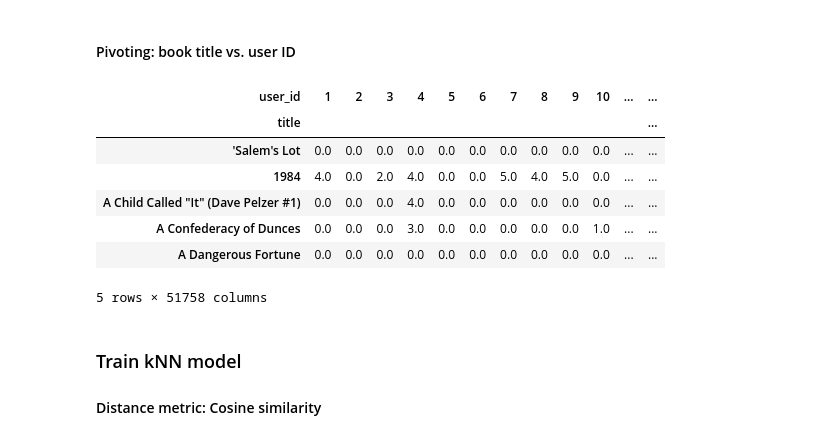
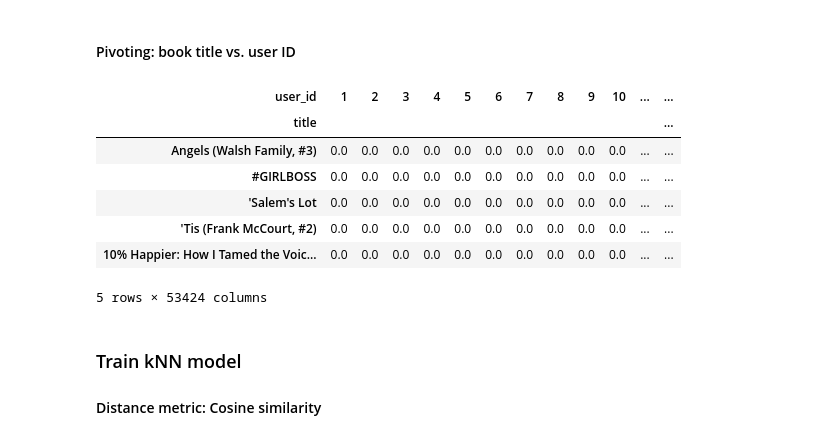
Before and after one commit to nminnie/Books-recommender, a Jupyter notebook: goodreads_recommendations.ipynb, the cells around one changed output. Saved outputs shown, nothing was run; the diff lists cells and outputs as text; code cells hidden in the pictures.

Commit message:
Train kNN model on all ratings

```diff
--- a/goodreads_recommendations.ipynb
+++ b/goodreads_recommendations.ipynb
@@ -104,19 +104,17 @@ Removed 746 rows
 # %% [markdown]
 #### Pivoting: book title vs. user ID
 # %%
-# For memory limitations, select the first 1 million ratings only
-rating_with_count = rating_with_count[:1000000]
 rating_pivot = rating_with_count.pivot(index='title', columns='user_id', values='rating').fillna(0)
 rating_pivot.head()
 # %% [output]
 | user_id | 1 | 2 | 3 | 4 | 5 | 6 | 7 | 8 | 9 | 10 | ... | ... |
 | title |  |  |  |  |  |  |  |  |  |  |  | ... |
+| Angels (Walsh Family, #3) | 0.0 | 0.0 | 0.0 | 0.0 | 0.0 | 0.0 | 0.0 | 0.0 | 0.0 | 0.0 | ... | ... |
+| #GIRLBOSS | 0.0 | 0.0 | 0.0 | 0.0 | 0.0 | 0.0 | 0.0 | 0.0 | 0.0 | 0.0 | ... | ... |
 | 'Salem's Lot | 0.0 | 0.0 | 0.0 | 0.0 | 0.0 | 0.0 | 0.0 | 0.0 | 0.0 | 0.0 | ... | ... |
-| 1984 | 4.0 | 0.0 | 2.0 | 4.0 | 0.0 | 0.0 | 5.0 | 4.0 | 5.0 | 0.0 | ... | ... |
-| A Child Called "It" (Dave Pelzer #1) | 0.0 | 0.0 | 0.0 | 4.0 | 0.0 | 0.0 | 0.0 | 0.0 | 0.0 | 0.0 | ... | ... |
-| A Confederacy of Dunces | 0.0 | 0.0 | 0.0 | 3.0 | 0.0 | 0.0 | 0.0 | 0.0 | 0.0 | 1.0 | ... | ... |
-| A Dangerous Fortune | 0.0 | 0.0 | 0.0 | 0.0 | 0.0 | 0.0 | 0.0 | 0.0 | 0.0 | 0.0 | ... | ... |
+| 'Tis (Frank McCourt, #2) | 0.0 | 0.0 | 0.0 | 0.0 | 0.0 | 0.0 | 0.0 | 0.0 | 0.0 | 0.0 | ... | ... |
+| 10% Happier: How I Tamed the Voic... | 0.0 | 0.0 | 0.0 | 0.0 | 0.0 | 0.0 | 0.0 | 0.0 | 0.0 | 0.0 | ... | ... |
-5 rows × 51758 columns
+5 rows × 53424 columns
 # %% [markdown]
 ### Train kNN model
 #### Distance metric: Cosine similarity
```
Also changed, not shown: parts of 3 cells of this notebook.
